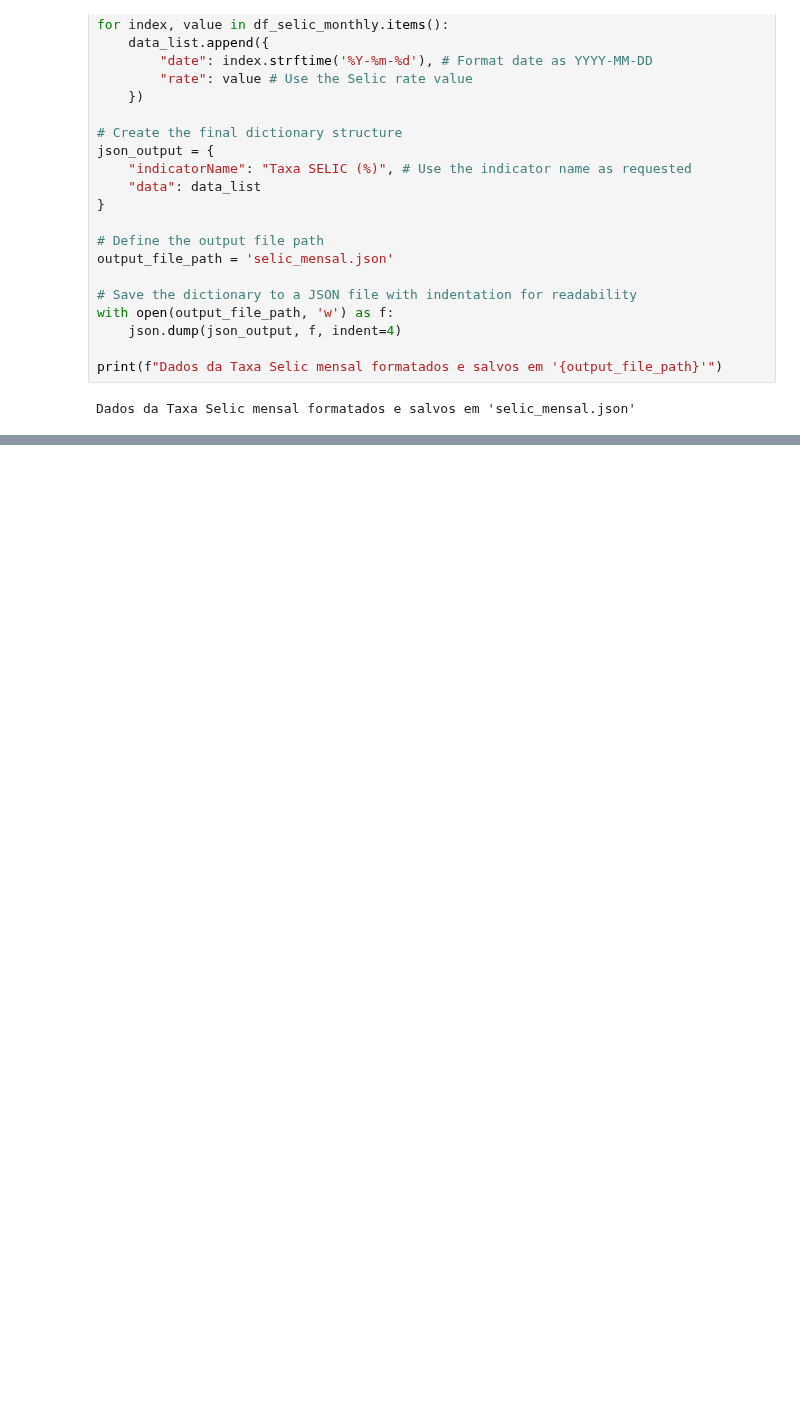
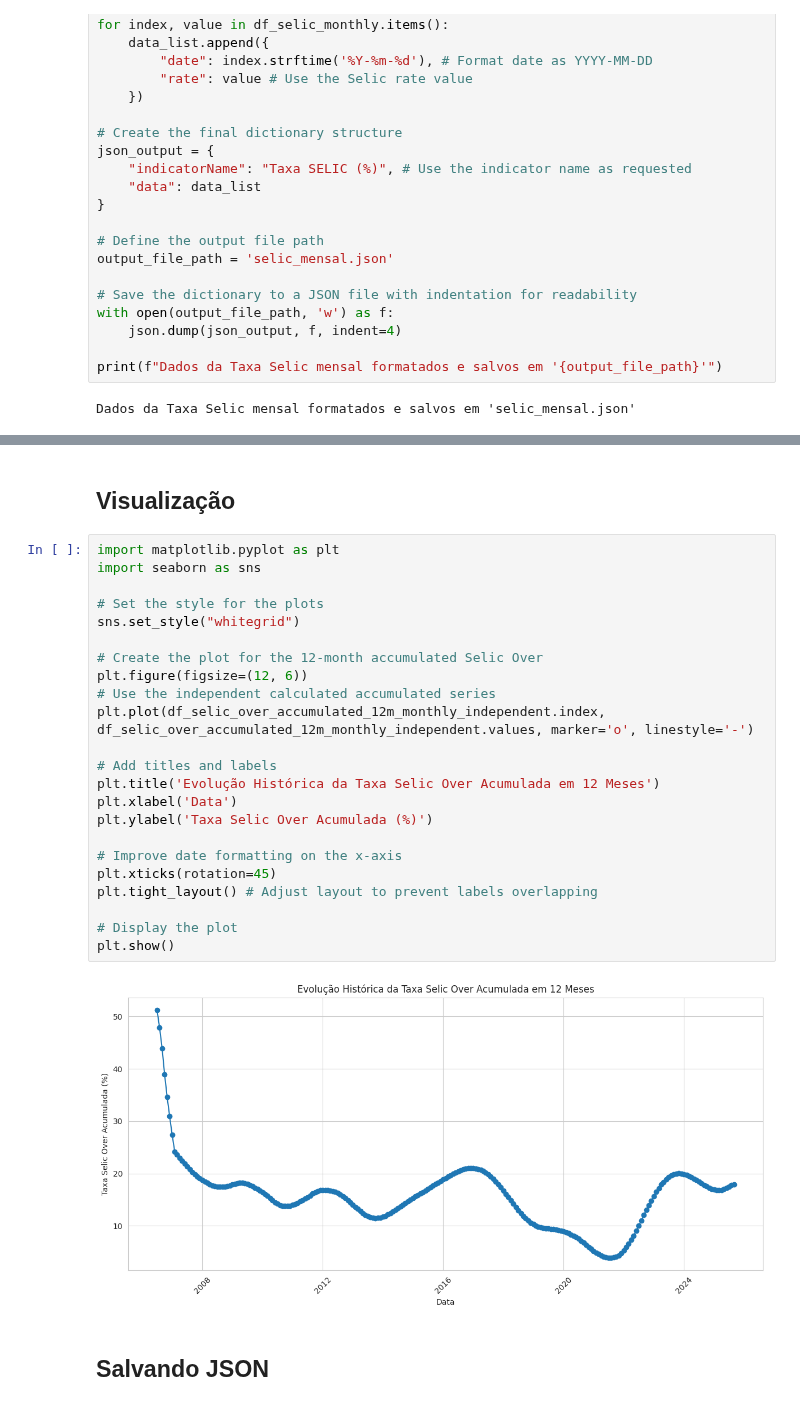
Before and after one commit to brasilemnumeros/dados, a Jupyter notebook: selic/Selic.ipynb, the cells around one changed output, grey strips where cells are left out. Drawn from its saved outputs; the diff is of its cells as text; blank space fills up the shorter version.

```diff
--- a/selic/Selic.ipynb
+++ b/selic/Selic.ipynb
@@ -388,0 +574,29 @@ Dados da Taxa Selic mensal formatados e salvos em 'selic_mensal.json'
+# %% [markdown]
+## Visualização
+# %%
+import matplotlib.pyplot as plt
+import seaborn as sns
+
+# Set the style for the plots
+sns.set_style("whitegrid")
+
+# Create the plot for the 12-month accumulated Selic Over
+plt.figure(figsize=(12, 6))
+# Use the independent calculated accumulated series
+plt.plot(df_selic_over_accumulated_12m_monthly_independent.index, df_selic_over_accumulated_12m_monthly_independent.values, marker='o', linestyle='-')
+
+# Add titles and labels
+plt.title('Evolução Histórica da Taxa Selic Over Acumulada em 12 Meses')
+plt.xlabel('Data')
+plt.ylabel('Taxa Selic Over Acumulada (%)')
+
+# Improve date formatting on the x-axis
+plt.xticks(rotation=45)
+plt.tight_layout() # Adjust layout to prevent labels overlapping
+
+# Display the plot
+plt.show()
+# %% [output]
+[figure, added]
+# %% [markdown]
+## Salvando JSON
```
Also changed, not shown: parts of 18 cells of this notebook.
